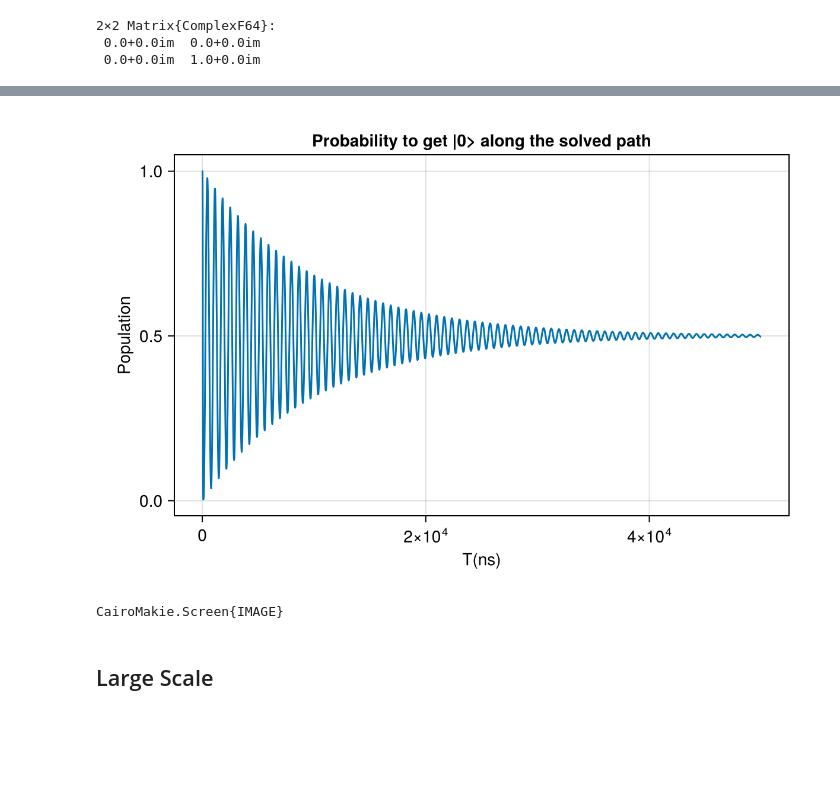
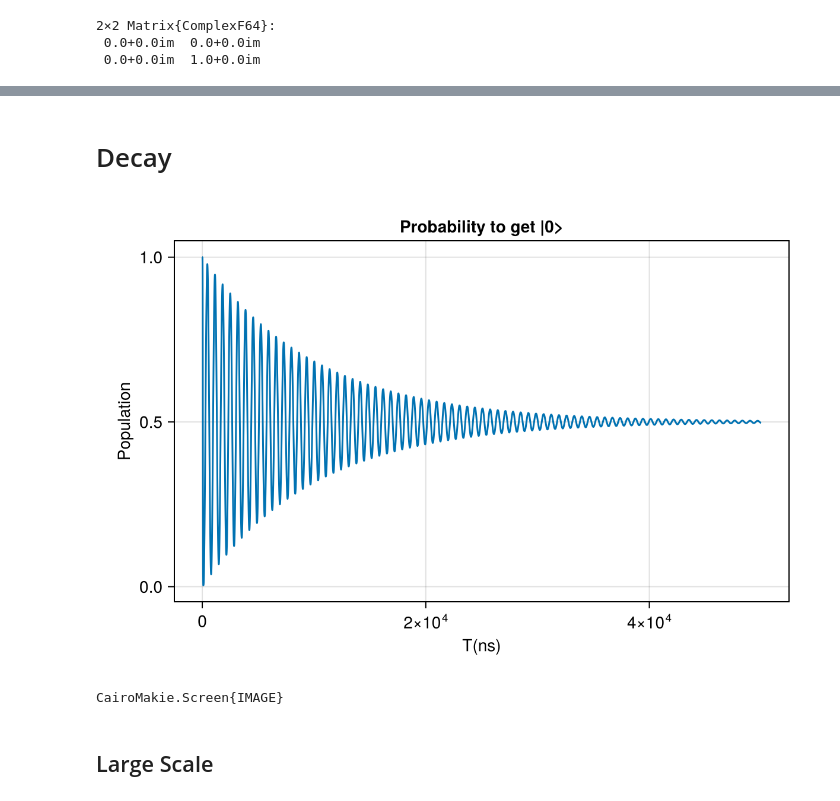
Before and after one commit to Ianborden/Quantum-APL, a Jupyter notebook: Final Project/Decoherence_v1.ipynb, the cells around one changed output, grey strips where cells are left out. Drawn from its saved outputs; the diff is of its cells as text; code cells hidden in the pictures; blank space fills up the shorter version.

```diff
--- a/Final Project/Decoherence_v1.ipynb
+++ b/Final Project/Decoherence_v1.ipynb
@@ -118,11 +188,15 @@ target_ρ = target_state * target_state'
+# %% [markdown]
+# Decay
 # %%
+T1 = 150 * 10
+Tϕ = 100 * 10
 small_sol = solving(0.5 * 10^4, 1)
 fig = Figure(size = (600, 400))
-ax = Axis(fig[1, 1], title = "Probability to get |0> along the solved path", xlabel = "T(ns)", ylabel = "Population")
+ax = Axis(fig[1, 1], title = "Probability to get |0>", xlabel = "T(ns)", ylabel = "Population")
 lines!(ax, small_sol)
 display(fig)
 # %% [output]
-[figure, old version]
+[figure, new version]
 CairoMakie.Screen{IMAGE}
 # %% [markdown]
 ## Large Scale
```
Also changed, not shown: parts of 9 cells of this notebook, 2 other files.
